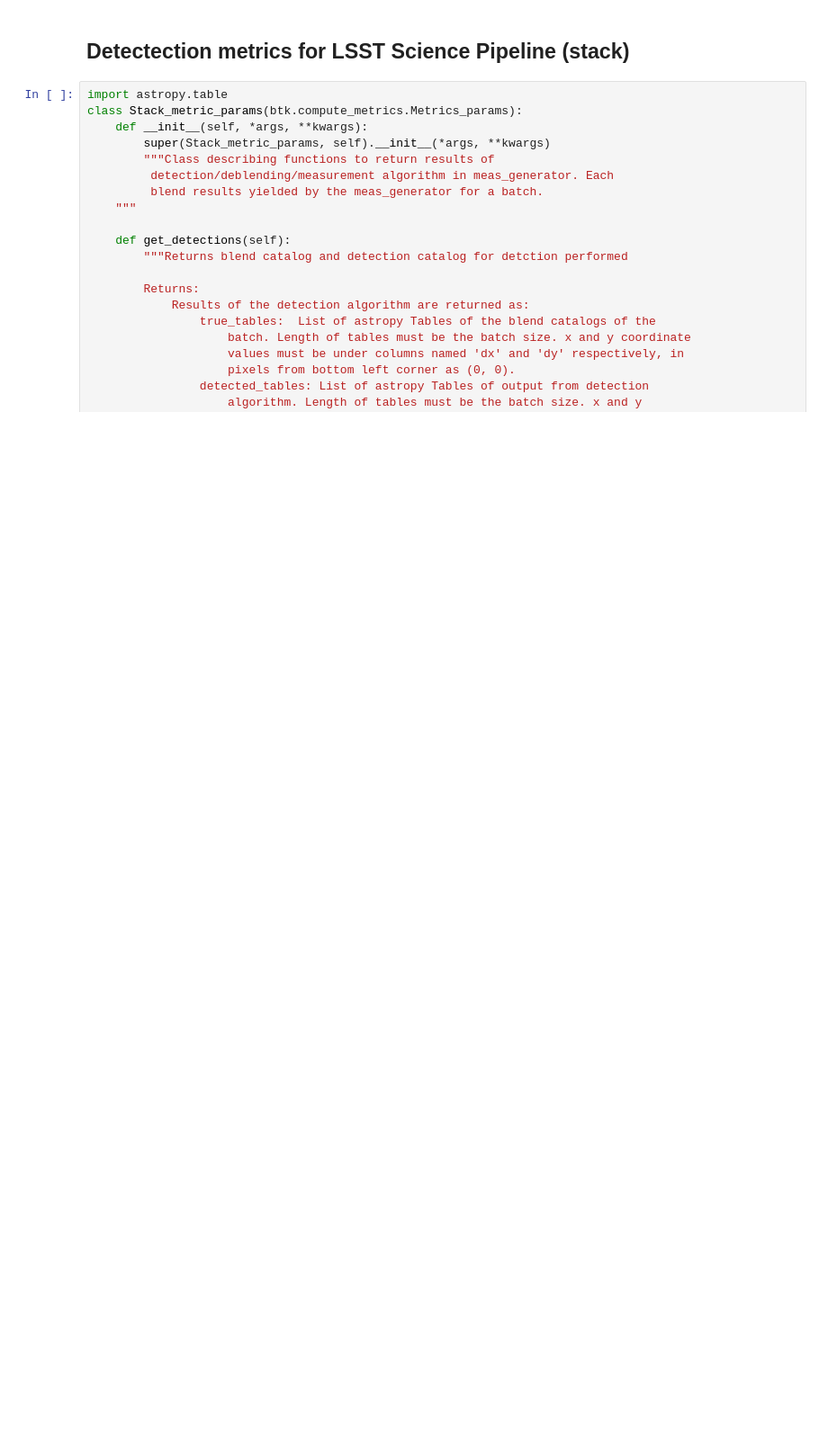
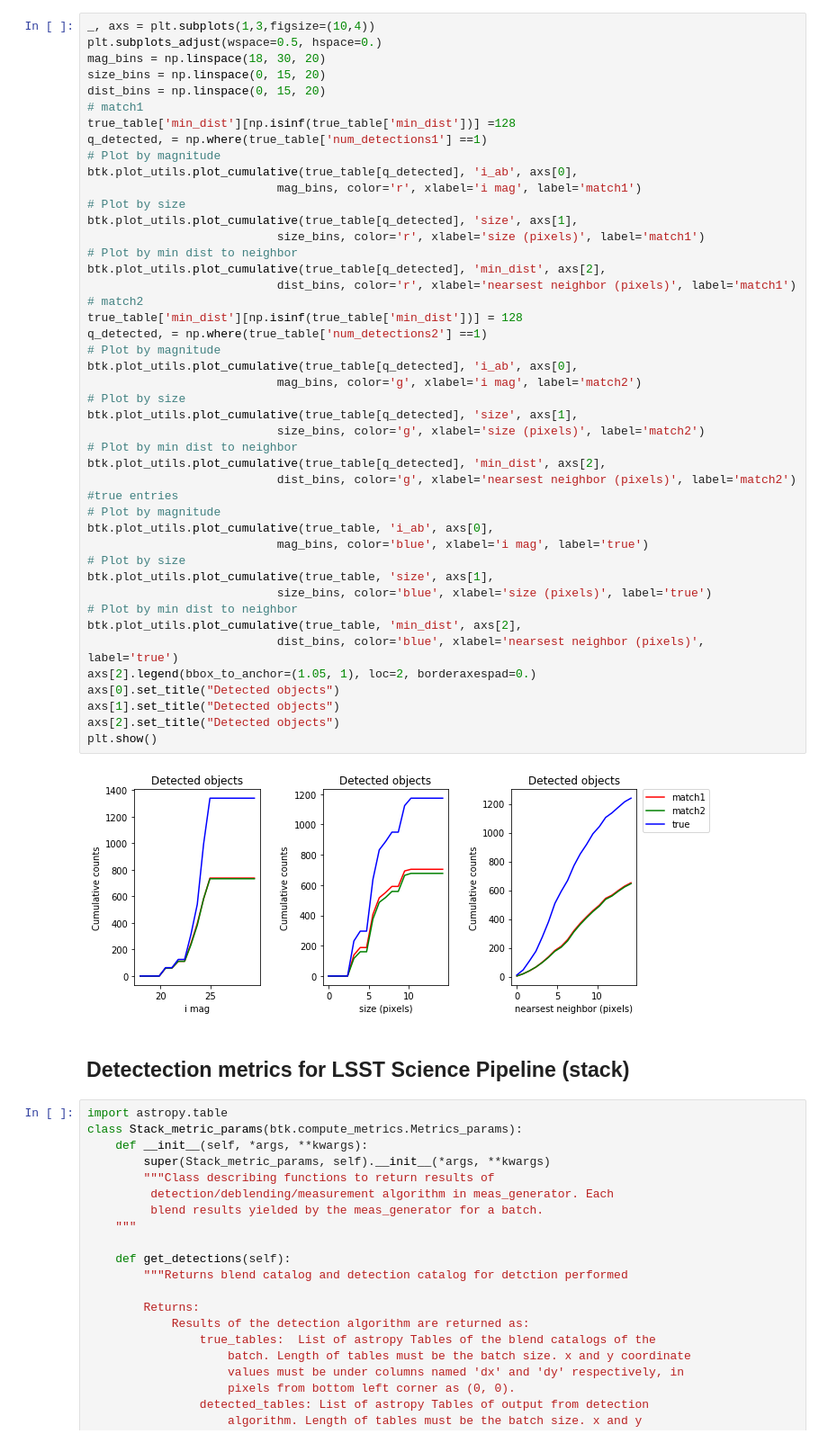
Before and after one commit to LSSTDESC/BlendingToolKit, a Jupyter notebook: notebooks/detection_metrics.ipynb, the cells around one changed output. Shown at 90% size. Cells and saved outputs as stored; diff of their text form; blank space fills up the shorter version.

```diff
--- a/notebooks/detection_metrics.ipynb
+++ b/notebooks/detection_metrics.ipynb
@@ -292,3 +168,50 @@ plot_metrics_summary(det_summary, num)
+# %%
+_, axs = plt.subplots(1,3,figsize=(10,4))
+plt.subplots_adjust(wspace=0.5, hspace=0.)
+mag_bins = np.linspace(18, 30, 20)
+size_bins = np.linspace(0, 15, 20)
+dist_bins = np.linspace(0, 15, 20)
+# match1
+true_table['min_dist'][np.isinf(true_table['min_dist'])] =128
+q_detected, = np.where(true_table['num_detections1'] ==1)
+# Plot by magnitude
+btk.plot_utils.plot_cumulative(true_table[q_detected], 'i_ab', axs[0],
+                           mag_bins, color='r', xlabel='i mag', label='match1')
+# Plot by size
+btk.plot_utils.plot_cumulative(true_table[q_detected], 'size', axs[1],
+                           size_bins, color='r', xlabel='size (pixels)', label='match1')
+# Plot by min dist to neighbor
+btk.plot_utils.plot_cumulative(true_table[q_detected], 'min_dist', axs[2],
+                           dist_bins, color='r', xlabel='nearsest neighbor (pixels)', label='match1')
+# match2
+true_table['min_dist'][np.isinf(true_table['min_dist'])] = 128
+q_detected, = np.where(true_table['num_detections2'] ==1)
+# Plot by magnitude
+btk.plot_utils.plot_cumulative(true_table[q_detected], 'i_ab', axs[0],
+                           mag_bins, color='g', xlabel='i mag', label='match2')
+# Plot by size
+btk.plot_utils.plot_cumulative(true_table[q_detected], 'size', axs[1],
+                           size_bins, color='g', xlabel='size (pixels)', label='match2')
+# Plot by min dist to neighbor
+btk.plot_utils.plot_cumulative(true_table[q_detected], 'min_dist', axs[2],
+                           dist_bins, color='g', xlabel='nearsest neighbor (pixels)', label='match2')
+#true entries
+# Plot by magnitude
+btk.plot_utils.plot_cumulative(true_table, 'i_ab', axs[0],
+                           mag_bins, color='blue', xlabel='i mag', label='true')
+# Plot by size
+btk.plot_utils.plot_cumulative(true_table, 'size', axs[1],
+                           size_bins, color='blue', xlabel='size (pixels)', label='true')
+# Plot by min dist to neighbor
+btk.plot_utils.plot_cumulative(true_table, 'min_dist', axs[2],
+                           dist_bins, color='blue', xlabel='nearsest neighbor (pixels)', label='true')
+axs[2].legend(bbox_to_anchor=(1.05, 1), loc=2, borderaxespad=0.)
+axs[0].set_title("Detected objects")
+axs[1].set_title("Detected objects")
+axs[2].set_title("Detected objects")
+plt.show()
+# %% [output]
+[figure, added]
 # %% [markdown]
 ## Detectection metrics for LSST Science Pipeline (stack)
 # %%
```
Also changed, not shown: parts of 28 cells of this notebook, 7 other files.
